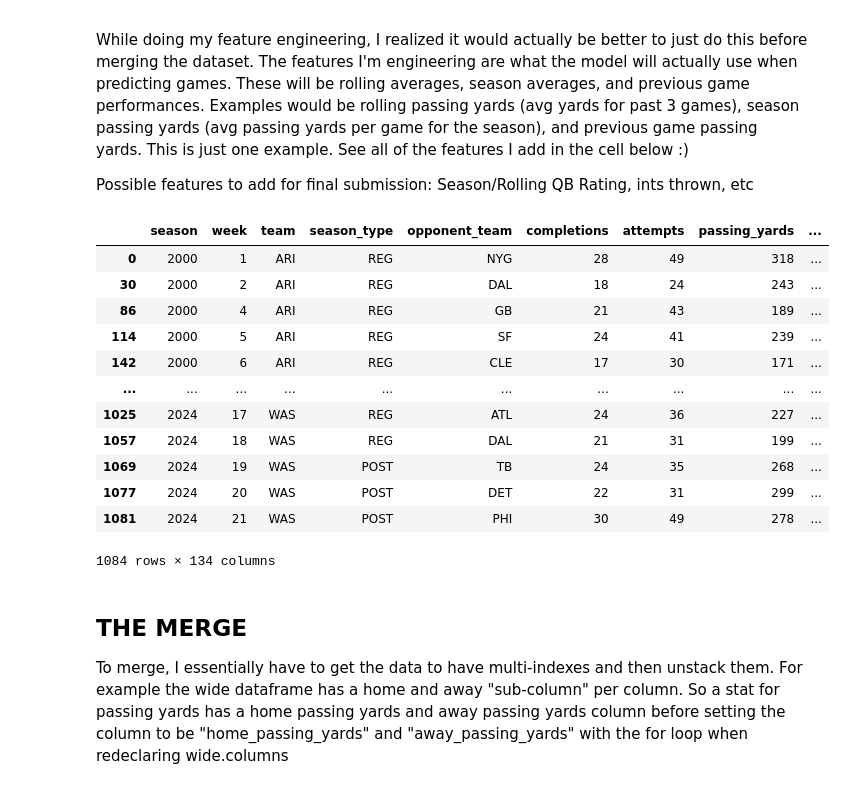
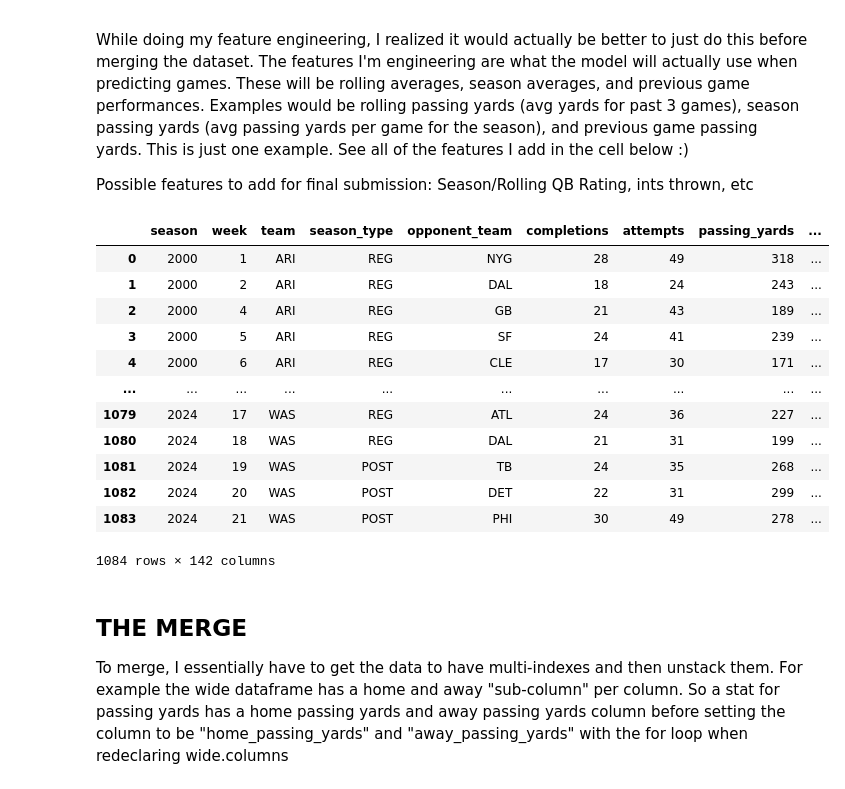
Before and after one commit to MaceTheWindu66/NFL-Win-Predictor, a Jupyter notebook: NFL_Predictor.ipynb, the cells around one changed output. Cells and saved outputs as stored; diff of their text form; code cells hidden in the pictures.

```diff
--- a/NFL_Predictor.ipynb
+++ b/NFL_Predictor.ipynb
@@ -107,6 +115,8 @@ new_ts['turnover_diff'] = (new_ts['fumble_recovery_opp'] + new_ts['def_intercept
                            new_ts['rushing_fumbles_lost'] + new_ts['sack_fumbles_lost'])
 new_ts['rolling_turn_diff'] = new_ts.groupby('team')['turnover_diff'].rolling(window=3, min_periods=1).mean().reset_index(level=0, drop=True)
 new_ts['rolling_turn_diff'] = new_ts.groupby(['season','team'])['rolling_turn_diff'].shift(1)
+new_ts['rolling_passing_cpoe'] = new_ts.groupby('team')['passing_cpoe'].rolling(window=3, min_periods=1).mean().reset_index(level=0, drop=True)
+new_ts['rolling_passing_cpoe'] = new_ts.groupby(['season','team'])['rolling_passing_cpoe'].shift(1)
 
 # rolling yards per carry
 
@@ -145,44 +155,92 @@ new_ts['season_yards_pc_pg'] = new_ts.groupby(['season','team'])['yards_per_carr
 # season turnover differential pg
 
 new_ts['season_turnover_diff_pg'] = new_ts.groupby(['season','team'])['turnover_diff'].transform(lambda s: s.shift(1).expanding().mean())
 
 # season pressure rate pg
 
 new_ts['season_pressure_pg'] = new_ts.groupby(['season','team'])['def_pressures'].transform(lambda s: s.shift(1).expanding().mean())
 
 # season interceptions
 
 new_ts['season_interceptions'] = new_ts.groupby(['season','team'])['def_interceptions'].transform(lambda s: s.shift(1).expanding().sum())
 
 # season interceptions pg
 
 new_ts['season_interceptions_pg'] = new_ts.groupby(['season','team'])['def_interceptions'].transform(lambda s: s.shift(1).expanding().mean())
 
 # season point differential
 
 new_ts['season_point_diff_pg'] = new_ts.groupby(['season','team'])['point_diff'].transform(lambda s: s.shift(1).expanding().mean())
 
 # season epa
 
 new_ts['season_passing_epa_pg'] = new_ts.groupby(['season','team'])['passing_epa'].transform(lambda s: s.shift(1).expanding().mean())
 new_ts['season_rushing_epa_pg'] = new_ts.groupby(['season','team'])['rushing_epa'].transform(lambda s: s.shift(1).expanding().mean())
 
+# season avg cpoe
+new_ts['season_passing_cpoe'] = new_ts.groupby(['season','team'])['passing_cpoe'].transform(lambda s: s.shift(1).expanding().mean())
+
+
+# QBR
+completions = new_ts['completions']
+att = new_ts['attempts']
+yds = new_ts['passing_yards']
+td  = new_ts['passing_tds']
+inte = new_ts['passing_interceptions']
+
+a = ((completions / att) - 0.3) * 5
+b = ((yds / att) - 3) * 0.25
+c = (td / att) * 20
+d = 2.375 - (inte / att) * 25
+
+# clip to [0, 2.375]
+a = a.clip(0, 2.375)
+b = b.clip(0, 2.375)
+c = c.clip(0, 2.375)
+d = d.clip(0, 2.375)
+
+new_ts['QBR'] = ((a + b + c + d) / 6) * 100
+
+# Allowed QBR
+
+opp_qbr = (
+    new_ts[['game_id', 'team', 'QBR']]
+    .rename(columns={'team': 'opponent_team', 'QBR': 'Allowed_QBR'})
+)
+
+# merge opponent QBR onto each row by game + opponent_team
+new_ts = new_ts.merge(
+    opp_qbr,
+    on=['game_id', 'opponent_team'],
+    how='left'
+)
+
+#seasonal averages
+new_ts['season_QBR'] = new_ts.groupby(['season','team'])['QBR'].transform(lambda s: s.shift(1).expanding().mean())
+new_ts['season_Allowed_QBR'] = new_ts.groupby(['season','team'])['Allowed_QBR'].transform(lambda s: s.shift(1).expanding().mean())
+
+#rolling QBR and QBR Allowed
+new_ts['rolling_QBR'] = new_ts.groupby('team')['QBR'].rolling(window=3, min_periods=1).mean().reset_index(level=0, drop=True)
+new_ts['rolling_Allowed_QBR'] = new_ts.groupby('team')['Allowed_QBR'].rolling(window=3, min_periods=1).mean().reset_index(level=0, drop=True)
+new_ts['rolling_QBR'] = new_ts.groupby(['season','team'])['rolling_QBR'].shift(1)
+new_ts['rolling_Allowed_QBR'] = new_ts.groupby(['season','team'])['rolling_Allowed_QBR'].shift(1)
+
 
 display(new_ts)
 # %% [output]
 |  | season | week | team | season_type | opponent_team | completions | attempts | passing_yards | ... |
 | 0 | 2000 | 1 | ARI | REG | NYG | 28 | 49 | 318 | ... |
-| 30 | 2000 | 2 | ARI | REG | DAL | 18 | 24 | 243 | ... |
-| 86 | 2000 | 4 | ARI | REG | GB | 21 | 43 | 189 | ... |
-| 114 | 2000 | 5 | ARI | REG | SF | 24 | 41 | 239 | ... |
-| 142 | 2000 | 6 | ARI | REG | CLE | 17 | 30 | 171 | ... |
+| 1 | 2000 | 2 | ARI | REG | DAL | 18 | 24 | 243 | ... |
+| 2 | 2000 | 4 | ARI | REG | GB | 21 | 43 | 189 | ... |
+| 3 | 2000 | 5 | ARI | REG | SF | 24 | 41 | 239 | ... |
+| 4 | 2000 | 6 | ARI | REG | CLE | 17 | 30 | 171 | ... |
 | ... | ... | ... | ... | ... | ... | ... | ... | ... | ... |
-| 1025 | 2024 | 17 | WAS | REG | ATL | 24 | 36 | 227 | ... |
-| 1057 | 2024 | 18 | WAS | REG | DAL | 21 | 31 | 199 | ... |
-| 1069 | 2024 | 19 | WAS | POST | TB | 24 | 35 | 268 | ... |
-| 1077 | 2024 | 20 | WAS | POST | DET | 22 | 31 | 299 | ... |
-| 1081 | 2024 | 21 | WAS | POST | PHI | 30 | 49 | 278 | ... |
+| 1079 | 2024 | 17 | WAS | REG | ATL | 24 | 36 | 227 | ... |
+| 1080 | 2024 | 18 | WAS | REG | DAL | 21 | 31 | 199 | ... |
+| 1081 | 2024 | 19 | WAS | POST | TB | 24 | 35 | 268 | ... |
+| 1082 | 2024 | 20 | WAS | POST | DET | 22 | 31 | 299 | ... |
+| 1083 | 2024 | 21 | WAS | POST | PHI | 30 | 49 | 278 | ... |
-1084 rows × 134 columns
+1084 rows × 142 columns
 # %% [markdown]
 ## THE MERGE
 
```
Also changed, not shown: parts of 24 cells of this notebook.
